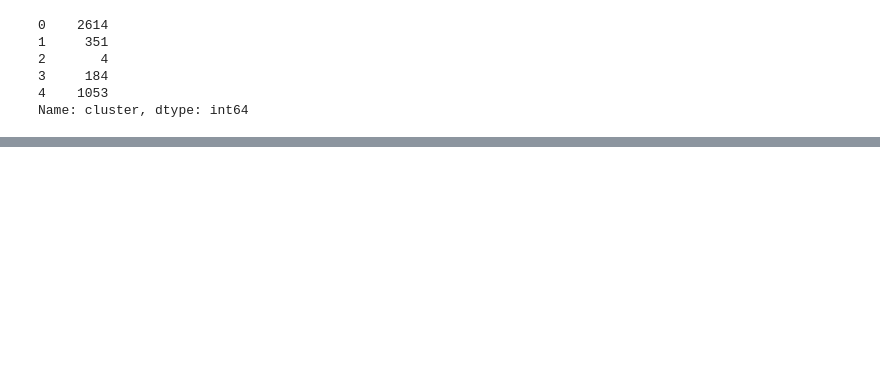
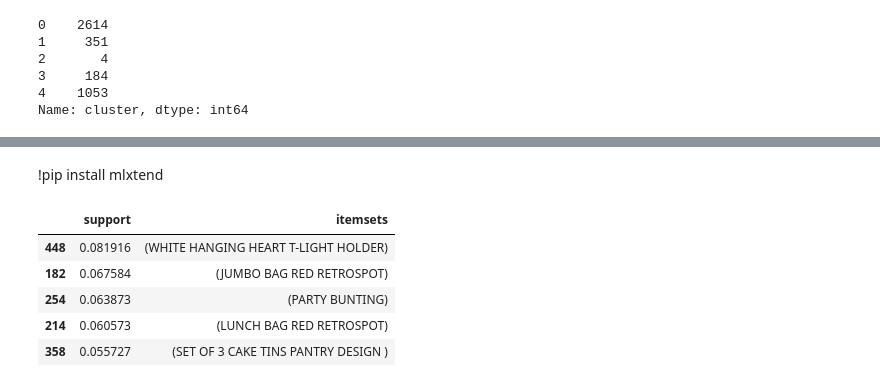
Before and after one commit to meenakshisharadha/analytics-portfolio, a Jupyter notebook: Customer-Analytics-RFM-Clustering/notebooks/Customer_Analytics_RFM_Clustering_Churn.ipynb, the cells around one changed output, grey strips where cells are left out. Cells and saved outputs as stored; diff of their text form; code cells hidden in the pictures; blank space fills up the shorter version.

```diff
--- a/Customer-Analytics-RFM-Clustering/notebooks/Customer_Analytics_RFM_Clustering_Churn.ipynb
+++ b/Customer-Analytics-RFM-Clustering/notebooks/Customer_Analytics_RFM_Clustering_Churn.ipynb
@@ -489,0 +574,21 @@ Low purchase frequency, long time since last purchase, and low spend. Candidates
+# %% [markdown]
+!pip install mlxtend
+# %%
+basket_data = df_cleaned.copy()
+basket_data = (basket_data
+               .groupby(['InvoiceNo', 'Description'])['Quantity']
+               .sum()
+               .unstack()
+              .fillna(0))
+basket_data = basket_data.applymap(lambda qty: 1 if qty > 0 else 0)
+# %%
+from mlxtend.frequent_patterns import apriori
+frequent_itemsets = apriori(basket_data, min_support=0.01, use_colnames=True)
+frequent_itemsets.sort_values(by='support', ascending=False).head()
+# %% [output]
+|  | support | itemsets |
+| 448 | 0.081916 | (WHITE HANGING HEART T-LIGHT HOLDER) |
+| 182 | 0.067584 | (JUMBO BAG RED RETROSPOT) |
+| 254 | 0.063873 | (PARTY BUNTING) |
+| 214 | 0.060573 | (LUNCH BAG RED RETROSPOT) |
+| 358 | 0.055727 | (SET OF 3 CAKE TINS PANTRY DESIGN ) |
```
Also changed, not shown: parts of 26 cells of this notebook.
